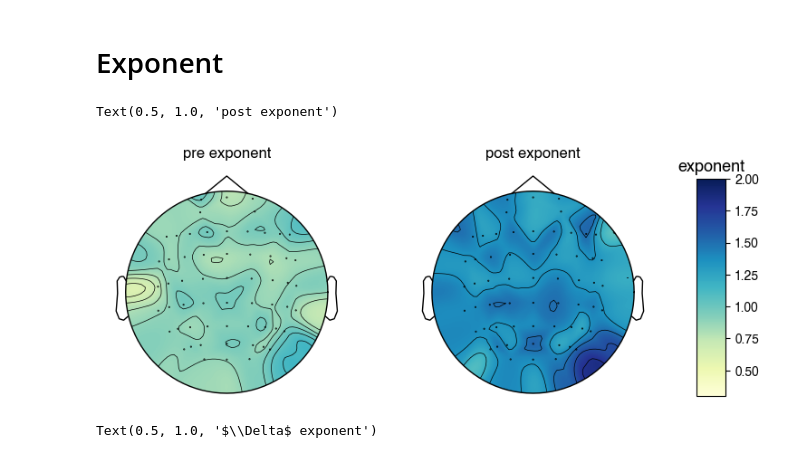
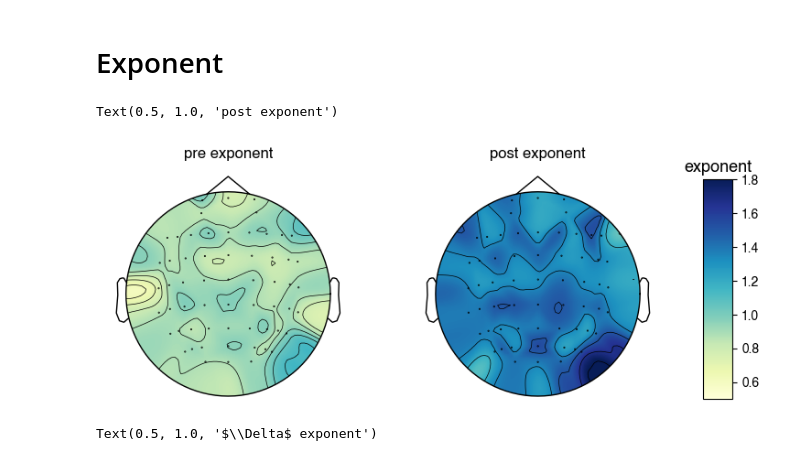
Before and after one commit to voytekresearch/ECT-MST, a Jupyter notebook: 00-ECT/ect_topomaps.ipynb, the cells around one changed output. Cells and saved outputs as stored; diff of their text form; code cells hidden in the pictures.

```diff
--- a/00-ECT/ect_topomaps.ipynb
+++ b/00-ECT/ect_topomaps.ipynb
@@ -46,7 +46,7 @@ def get_sorted_vals(df, channels, feature='', avg_type='median'):
         p-statistics of desired parameter per chanel, pre- vs. post from paired ttest
         """
     # get difference dataframe
-    diff_array = pd.DataFrame(df.groupby(['patient','channel'], as_index=False)[feature].diff())
+    diff_array = pd.DataFrame(df.groupby(['patient','channel'], sort=False, as_index=False)[feature].diff())
     diff_array[['patient','channel', 'pre_post']] = df[['patient','channel', 'pre_post']]
     diff_array_nonan = diff_array[diff_array['pre_post']=='post']
 
@@ -72,11 +72,11 @@ def get_sorted_vals(df, channels, feature='', avg_type='median'):
 
     # get values from dataframe
     if avg_type == 'mean':
-        feature_array = pd.DataFrame(df.groupby(['pre_post', 'channel'], as_index=False)[feature].mean())
+        feature_array = pd.DataFrame(df.groupby(['pre_post', 'channel'], sort=False, as_index=False)[feature].mean())
         diff_features = pd.DataFrame(diff_array_nonan.groupby(['channel'], as_index=False)[feature].mean())
     elif avg_type == 'median':
-        feature_array = pd.DataFrame(df.groupby(['pre_post', 'channel'], as_index=False)[feature].median())
-        diff_features = pd.DataFrame(diff_array_nonan.groupby(['channel'], as_index=False)[feature].median())
+        feature_array = pd.DataFrame(df.groupby(['pre_post', 'channel'], sort=False, as_index=False)[feature].median())
+        diff_features = pd.DataFrame(diff_array_nonan.groupby(['channel'], sort=False, as_index=False)[feature].median())
     else:
         raise ValueError('avg_type must be mean or median')
 
@@ -392,26 +392,26 @@ sorted_pre_exponents, sorted_post_exponents, diff, t_vals, p_vals = get_sorted_v
 # %%
 unit_label = 'exponent'
 fig,(ax1,ax2) = plt.subplots(ncols=2, figsize=[8,3])
 im, cm = mne.viz.plot_topomap(sorted_pre_exponents, axes=ax1, pos=eeg_data.info, show=False,
-                              vmin=0.3, vmax=2.0, cmap='YlGnBu')
+                              vmin=0.5, vmax=1.8, cmap='YlGnBu')
 im, cm = mne.viz.plot_topomap(sorted_post_exponents, axes=ax2, pos=eeg_data.info, show=False,
-                              vmin=0.3, vmax=2.0, cmap='YlGnBu')
+                              vmin=0.5, vmax=1.8, cmap='YlGnBu')
 
 
 # manually fiddle the position of colorbar
 ax_x_start = 0.95
 ax_x_width = 0.04
 ax_y_start = 0.1
 ax_y_height = 0.8
 cbar_ax = fig.add_axes([ax_x_start, ax_y_start, ax_x_width, ax_y_height])
 clb = fig.colorbar(im, cax=cbar_ax)
 clb.ax.set_title(unit_label,fontsize=13) # title on top of colorbar
 
 ax1.set_title('pre exponent')
 ax2.set_title('post exponent')
 # %% [output]
 Text(0.5, 1.0, 'post exponent')
-[figure, old version]
+[figure, new version]
 # %%
 unit_label = '$\mu$V$^2$/Hz'
 fig, ax = plt.subplots(1,1, figsize=[4,2])
```
